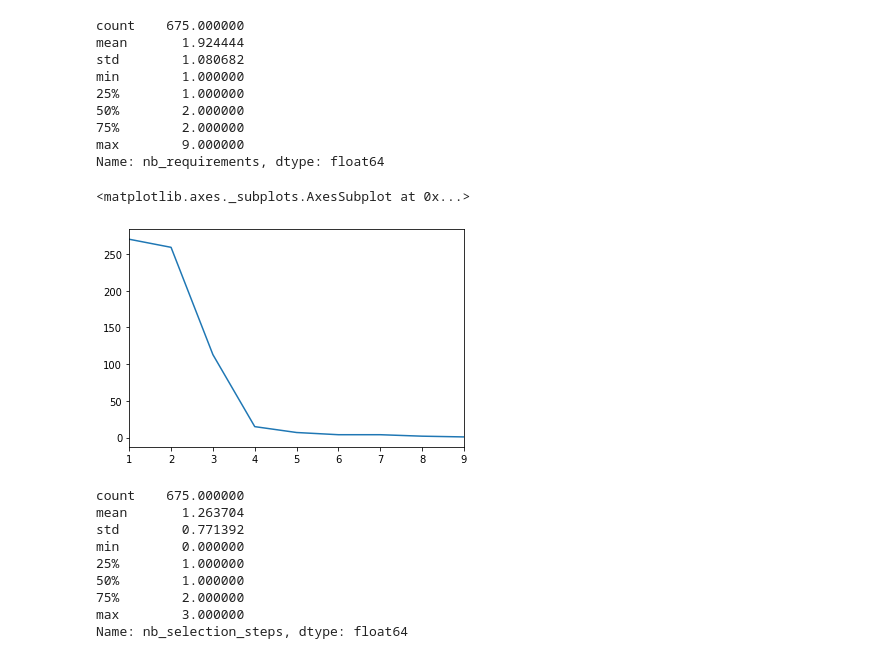
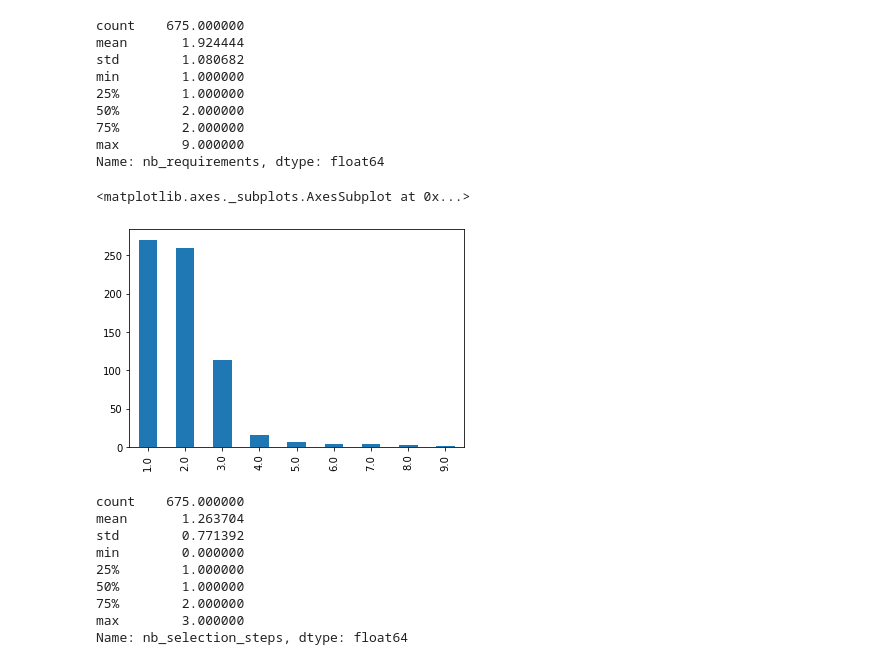
Before and after one commit to cvirginie/HumanMatters, a Jupyter notebook: HumanMatters.ipynb, the cells around one changed output. Cells and saved outputs as stored; diff of their text form; code cells hidden in the pictures.

```diff
--- a/HumanMatters.ipynb
+++ b/HumanMatters.ipynb
@@ -313,10 +355,10 @@ min        1.000000
 max        9.000000
 Name: nb_requirements, dtype: float64
 # %%
-df['nb_requirements'].value_counts().plot()
+df['nb_requirements'].value_counts().plot(kind='bar')
 # %% [output]
 <matplotlib.axes._subplots.AxesSubplot at 0x...>
-[figure, old version]
+[figure, new version]
 # %%
 df['nb_selection_steps'].describe()
 # %% [output]
```
Also changed, not shown: parts of 39 cells of this notebook.
